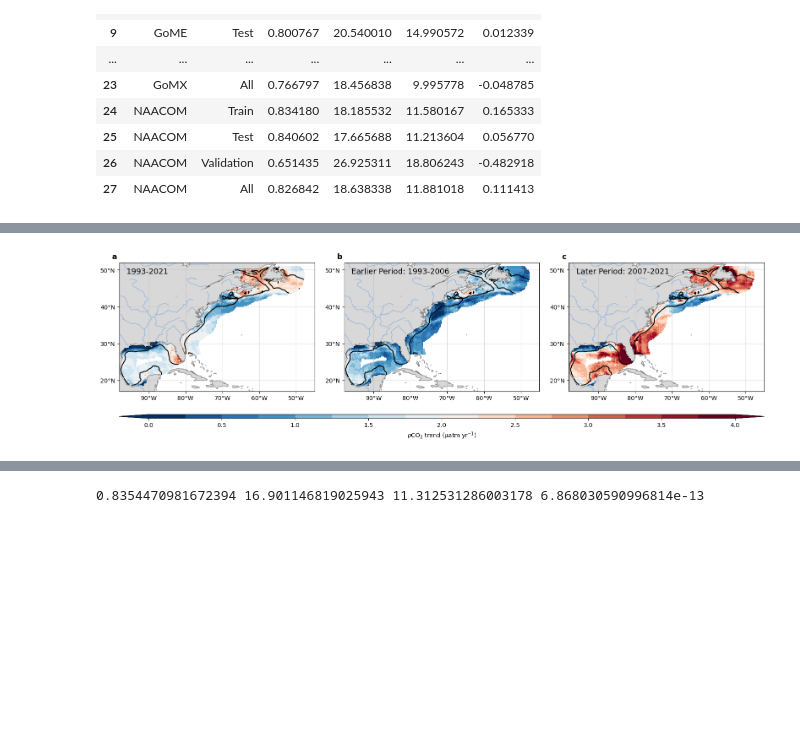
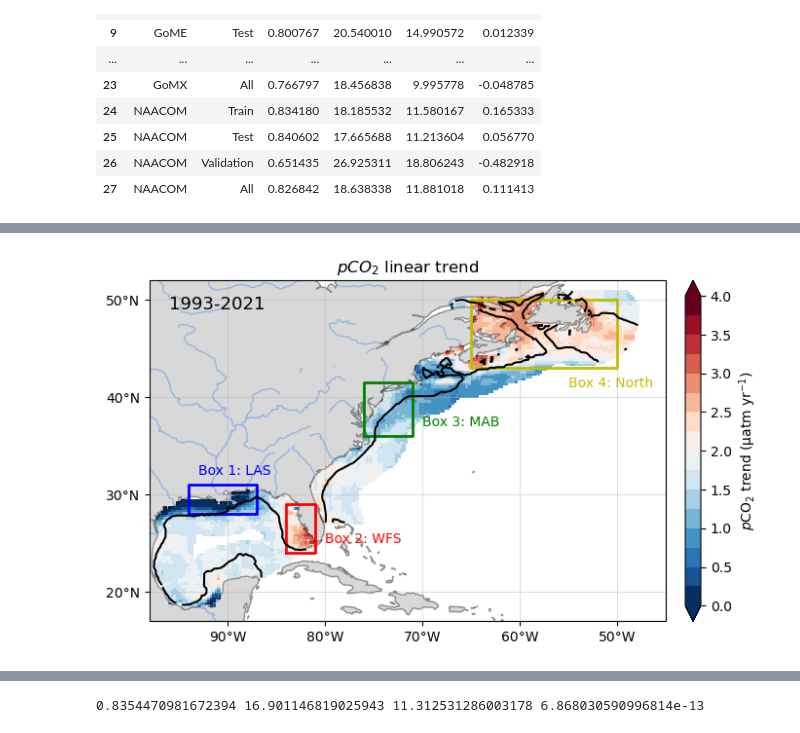
Before and after one commit to zelunwu/Hybrid_pCO2_product, a Jupyter notebook: Figures_Maintext.ipynb, the cells around one changed output, grey strips where cells are left out. Saved outputs shown, nothing was run; the diff lists cells and outputs as text; code cells hidden in the pictures; blank space fills up the shorter version.

```diff
--- a/Figures_Maintext.ipynb
+++ b/Figures_Maintext.ipynb
@@ -418,3 +440,15 @@ sss_socat_4d = np.reshape(sss_socat,(np.int64(sss_socat.shape[0]/12),12,sss_soca
+# %%
+pco2_socat_seas_clim = np.full(pco2_socat_clim[:4,:,:].shape,np.nan)
+pco2_socat_seas_clim[0] = np.nanmean(pco2_socat_4d[:,2:5,:,:],axis=(0,1))
+pco2_socat_seas_clim[1] = np.nanmean(pco2_socat_4d[:,5:8,:,:],axis=(0,1))
+pco2_socat_seas_clim[2] = np.nanmean(pco2_socat_4d[:,8:11,:,:],axis=(0,1))
+pco2_socat_seas_clim[3] = np.nanmean(pco2_socat_4d[:,[0,1,11],:,:],axis=(0,1))
+
+fco2_socat_seas_clim = np.full(pco2_socat_clim[:4,:,:].shape,np.nan)
+fco2_socat_seas_clim[0] = np.nanmean(fco2_socat_4d[:,2:5,:,:],axis=(0,1))
+fco2_socat_seas_clim[1] = np.nanmean(fco2_socat_4d[:,5:8,:,:],axis=(0,1))
+fco2_socat_seas_clim[2] = np.nanmean(fco2_socat_4d[:,8:11,:,:],axis=(0,1))
+fco2_socat_seas_clim[3] = np.nanmean(fco2_socat_4d[:,[0,1,11],:,:],axis=(0,1))
 # %%
 pco2_product = fco2_product*(1.00436 - 4.669 * 10**-5 * sst_oisst_3d)
 pco2_product_4d = pco2_product.reshape(fco2_product_4d.shape)
@@ -1331,14 +1344,14 @@ for idxlat in range(len(lat_product)):
             tr_2[idxlat,idxlon] = lm_i_2.params[1]
 # %%
 
-fig=plt.figure(figsize=(16,4.5))
+fig=plt.figure(figsize=(7,4.5))
 axgr = AxesGrid(fig, 111, axes_class=axes_class,
-                nrows_ncols=(1,3),
+                nrows_ncols=(1,1),
                 axes_pad=(0.7,0.5),
-                cbar_location='bottom',
+                cbar_location='right',
                 cbar_mode='single',
-                cbar_pad=0.05,
-                cbar_size='1%',
+                cbar_pad=0.2,
+                cbar_size='3%',
                 label_mode='')  # note the empty label_mode
 for i, ax in enumerate(axgr):
     ax.coastlines(alpha=0.4)
@@ -1355,46 +1368,56 @@ for i, ax in enumerate(axgr):
     ax.set_xlim([-98,-45])
     ax.set_ylim([17,52])
 
     # ax.plot([-80.5,-87],[25,21],c='k',linewidth=1.5) # GoMx & CbS
     # ax.plot([-80.5,-77],[27,27],c='k',linewidth=1.5) # CbS & SAB
     # ax.plot([-76,-72],[35.5,35.5],c='k',linewidth=1.5) # SAB & MAB
     # ax.plot([-70,-70],[41.5,38.5],c='k',linewidth=1.5) # MAB & SS
     # ax.plot([-65.6,-65.6],[41,45],c='k',linewidth=1.5) # SS & GoMa
     # ax.plot([-60,-60],[42,45.5],c='k',linewidth=1.5) # SS & GStL
 
     # ax.text(-58,42,'GStL&GB')
     # ax.text(-62.5,39.5,'SS')
     # ax.text(-71,45,'GoMe')
     # ax.text(-76,42,'MAB')
     # ax.text(-76,30,'SAB')
     # ax.text(-92,25,'GoMx')
+    ax.plot([-94,-87,-87,-94,-94],[28,28,31,31,28],linewidth=2, c= 'blue') # LAS
+    ax.plot([-84,-81,-81,-84,-84],[24,24,29,29,24],linewidth=2, c= 'r') # WFS
+    ax.plot([-76,-71,-71,-76,-76],[36,36,41.5,41.5,36],linewidth=2, c= 'g') # MAB
+    ax.plot([-65,-50,-50,-65,-65],[43,43,50,50,43],linewidth=2, c= 'y') # MAB
+
+    ax.text(-93,32,'Box 1: LAS', c= 'blue')
+    ax.text(-80,25,'Box 2: WFS', c= 'r')
+    ax.text(-70,37,'Box 3: MAB', c= 'g')
+    ax.text(-55,41,'Box 4: North', c= 'y')
     if i == 0:
         p0 = ax.pcolor(lon_product,lat_product,tr_all*mask_wide['mask_Atlantic'][0], transform=projection,cmap=plt.get_cmap('RdBu_r',16),clim=[0,4])
         c0 = ax.contour(lon_product,lat_product,depth_wide*mask_wide['mask_Atlantic'][0],levels=[-200],colors='k',linewidths=1.5,linestyles='-')
         # ax.set_title('Difference between product and SOCAT $p$CO$_2$',fontdict={'size':12})
         # a = np.nanmean(np.nanmean(pco2_socat_4d,axis=0),axis=0)*mask_wide['mask_Atlantic'][0]
-        # ax.text(-75,25,'mean $pCO_2$ = %.1f $\pm$ %.1f µatm' % (np.nanmean(a),np.nanstd(a)))
+        # ax.text(-70,30,'mean $pCO_2$ = %.1f $\pm$ %.1f µatm' % (np.nanmean(a),np.nanstd(a)))
         ax.text(-96,49,'1993-2021',fontdict={'size':13})
-    if i == 1:
-        p1 = ax.pcolor(lon_product,lat_product,tr_1*mask_wide['mask_Atlantic'][0], transform=projection,cmap=plt.get_cmap('RdBu_r',16),clim=[0,4])
-        c0 = ax.contour(lon_product,lat_product,depth_wide*mask_wide['mask_Atlantic'][0],levels=[-200],colors='k',linewidths=1.5,linestyles='-')
-        # a = np.nanmean(np.nanmean(pco2_product_4d,axis=0),axis=0)*mask_wide['mask_Atlantic'][0]
-        # ax.text(-75,25,'mean $pCO_2$ = %.1f $\pm$ %.1f µatm' % (np.nanmean(a),np.nanstd(a)))
-        ax.text(-96,49,'Earlier Period: 1993-2006',fontdict={'size':13})
-    if i == 2:
-        p2 = ax.pcolor(lon_product,lat_product,tr_2*mask_wide['mask_Atlantic'][0], transform=projection,cmap=plt.get_cmap('RdBu_r',16),clim=[0,4])
-        c0 = ax.contour(lon_product,lat_product,depth_wide*mask_wide['mask_Atlantic'][0],levels=[-200],colors='k',linewidths=1.5,linestyles='-')
-        # a = np.nanmean(np.nanmean(pco2_ensemble,axis=0),axis=0)*mask_ensemble['mask_Atlantic']
-        # ax.text(-75,25,'mean $pCO_2$ = %.1f $\pm$ %.1f µatm' % (np.nanmean(a),np.nanstd(a)))
-        ax.text(-96,49,'Later Period: 2007-2021',fontdict={'size':13})
+    # if i == 1:
+    #     p1 = ax.pcolor(lon_product,lat_product,tr_1*mask_wide['mask_Atlantic'][0], transform=projection,cmap=plt.get_cmap('RdBu_r',16),clim=[0,4])
+    #     c0 = ax.contour(lon_product,lat_product,depth_wide*mask_wide['mask_Atlantic'][0],levels=[-200],colors='k',linewidths=1.5,linestyles='-')
+    #     # a = np.nanmean(np.nanmean(pco2_product_4d,axis=0),axis=0)*mask_wide['mask_Atlantic'][0]
+    #     # ax.text(-70,30,'mean $pCO_2$ = %.1f $\pm$ %.1f µatm' % (np.nanmean(a),np.nanstd(a)))
+    #     ax.text(-96,49,'Earlier Period: 1993-2006',fontdict={'size':13})
+    # if i == 2:
+    #     p2 = ax.pcolor(lon_product,lat_product,tr_2*mask_wide['mask_Atlantic'][0], transform=projection,cmap=plt.get_cmap('RdBu_r',16),clim=[0,4])
+    #     c0 = ax.contour(lon_product,lat_product,depth_wide*mask_wide['mask_Atlantic'][0],levels=[-200],colors='k',linewidths=1.5,linestyles='-')
+    #     # a = np.nanmean(np.nanmean(pco2_ensemble,axis=0),axis=0)*mask_ensemble['mask_Atlantic']
+    #     # ax.text(-70,30,'mean $pCO_2$ = %.1f $\pm$ %.1f µatm' % (np.nanmean(a),np.nanstd(a)))
+    #     ax.text(-96,49,'Later Period: 2007-2021',fontdict={'size':13})
 
     # a = np.nanmean(np.nanmean(bias,axis=0),axis=0)*mask_wide['mask_Atlantic'][0]
 
-    ax.text(-100,53,chr(97+i),fontdict={'size':13,'weight':'bold'})
+    # ax.text(-100,53,chr(97+i),fontdict={'size':13,'weight':'bold'})
+    ax.set_title('$pCO_2$ linear trend')
 cb0 = axgr.cbar_axes[0].colorbar(p0,extend='both',label='$p$CO$_2$ trend (µatm yr$^{-1}$)')
 # cb0.set_ticks(np.arange(310,411,20))
 plt.tight_layout()
-plt.savefig('figures_chapter3/Figure_Trend.jpg',dpi=300)
+plt.savefig('figures_chapter3/Figure_Trend.jpg',dpi=600)
 plt.show()
 # %% [output]
-[figure, old version]
+[figure, new version]
```
Also changed, not shown: parts of 20 cells of this notebook.
